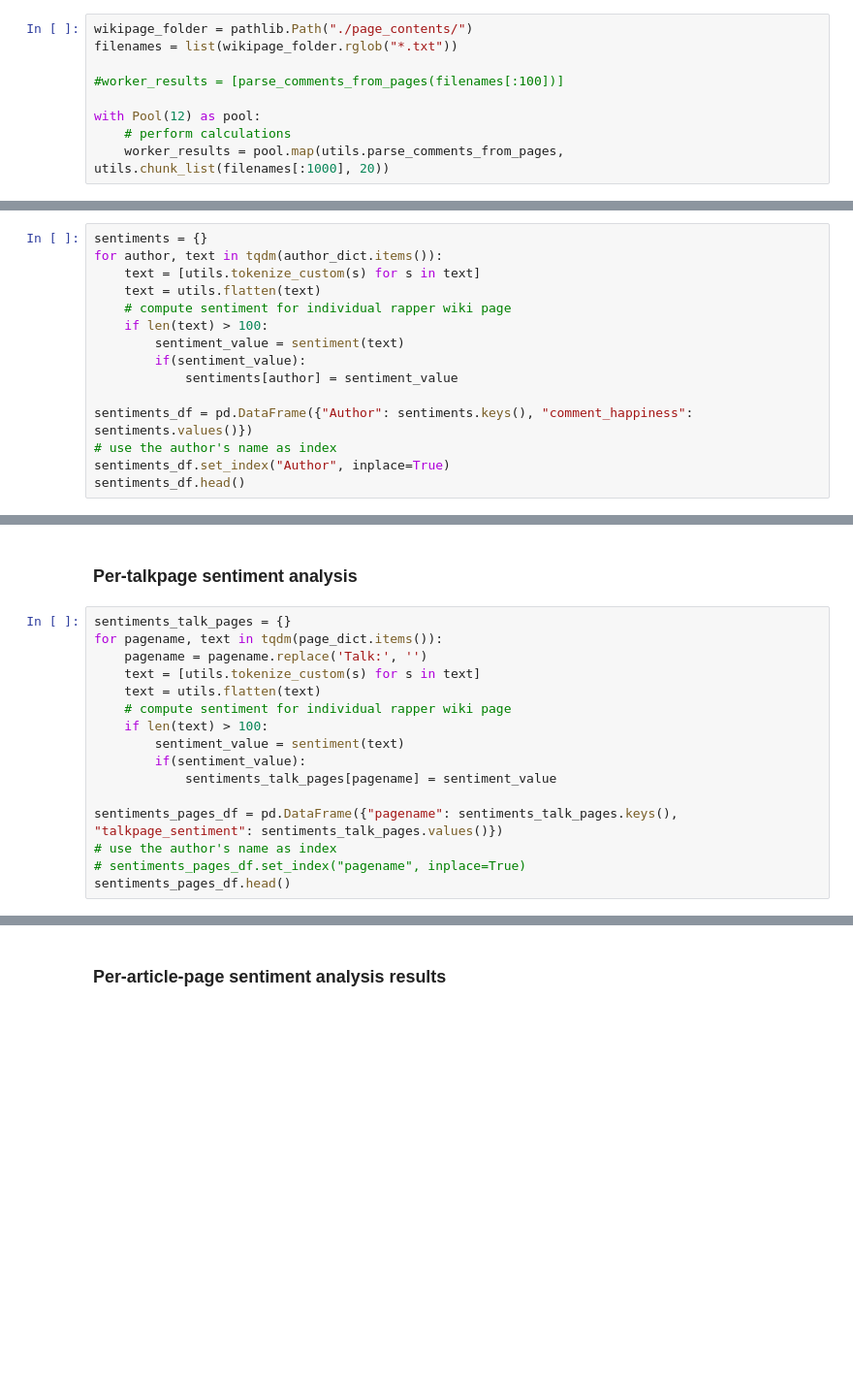
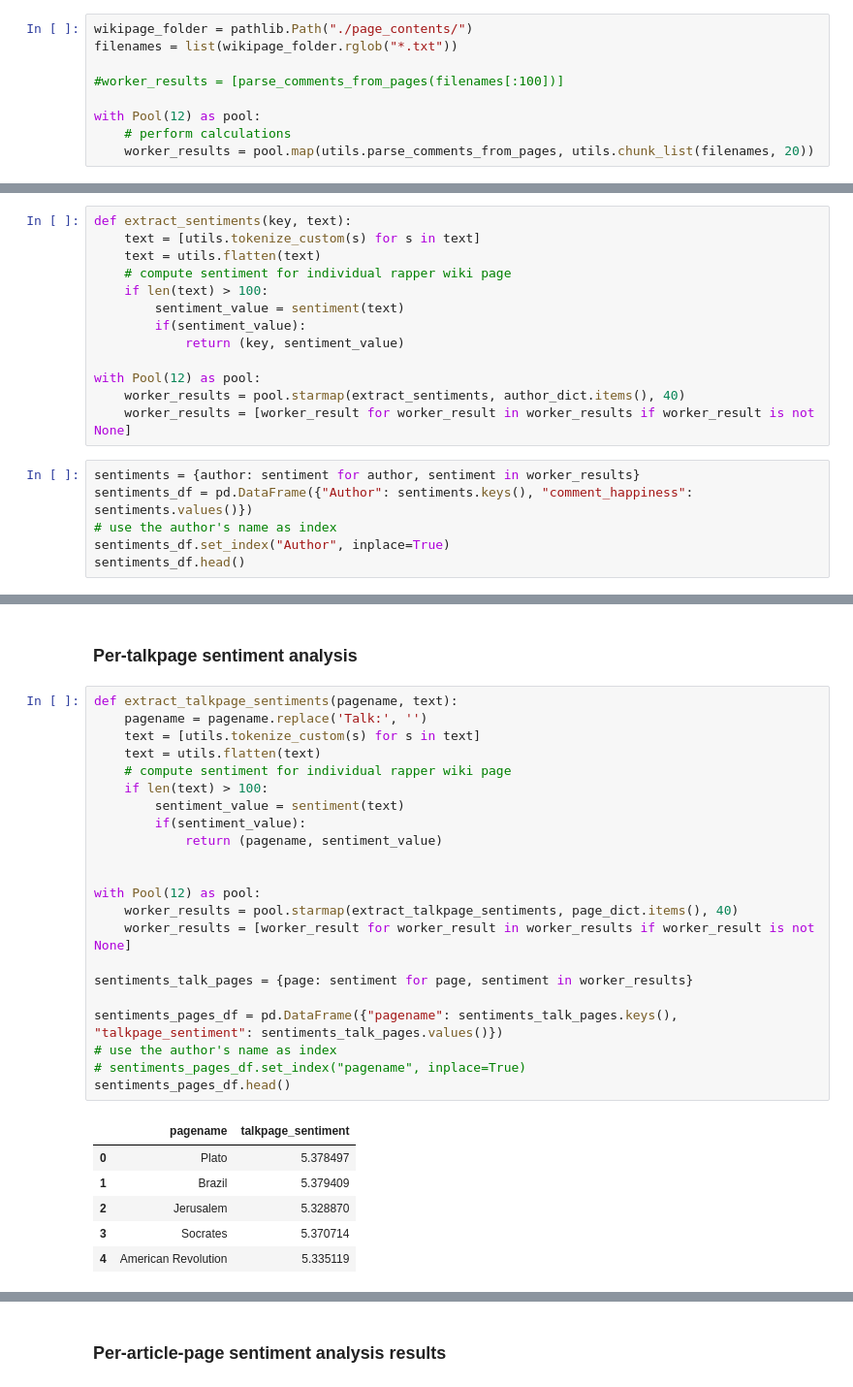
Before and after one commit to andste97/socialgraphs2023f-project, a Jupyter notebook: project/Project_draft.ipynb, the cells around one changed output, grey strips where cells are left out. Shown at 97% size. Cells and saved outputs as stored; diff of their text form; blank space fills up the shorter version.

Commit message:
add parallel processing of sentiments

```diff
--- a/project/Project_draft.ipynb
+++ b/project/Project_draft.ipynb
@@ -294,4 +296,4 @@ filenames = list(wikipage_folder.rglob("*.txt"))
 
 with Pool(12) as pool:
     # perform calculations
-    worker_results = pool.map(utils.parse_comments_from_pages, utils.chunk_list(filenames[:1000], 20))
+    worker_results = pool.map(utils.parse_comments_from_pages, utils.chunk_list(filenames, 20))
@@ -361,17 +387,21 @@ def sentiment(tokens):
     # each token's frequency
     word_frequencies = np.fromiter((freq[word] for word in vocab), dtype=float)
     return np.sum(weighted_happiness) / np.sum(word_frequencies)
+# %%
+def extract_sentiments(key, text):
+    text = [utils.tokenize_custom(s) for s in text]
+    text = utils.flatten(text)
+    # compute sentiment for individual rapper wiki page
+    if len(text) > 100:
+        sentiment_value = sentiment(text)
+        if(sentiment_value):
+            return (key, sentiment_value)
+
+with Pool(12) as pool:
+    worker_results = pool.starmap(extract_sentiments, author_dict.items(), 40)
+    worker_results = [worker_result for worker_result in worker_results if worker_result is not None]
 # %%
-sentiments = {}
-for author, text in tqdm(author_dict.items()):
-    text = [utils.tokenize_custom(s) for s in text]
-    text = utils.flatten(text)
-    # compute sentiment for individual rapper wiki page
-    if len(text) > 100:
-        sentiment_value = sentiment(text)
-        if(sentiment_value):
-            sentiments[author] = sentiment_value
-
+sentiments = {author: sentiment for author, sentiment in worker_results}
 sentiments_df = pd.DataFrame({"Author": sentiments.keys(), "comment_happiness": sentiments.values()})
 # use the author's name as index
 sentiments_df.set_index("Author", inplace=True)
@@ -399,21 +469,34 @@ To show this also concretely, we will show a statistical correlation between tal
 # %% [markdown]
 ### Per-talkpage sentiment analysis
 # %%
-sentiments_talk_pages = {}
-for pagename, text in tqdm(page_dict.items()):
+def extract_talkpage_sentiments(pagename, text):
     pagename = pagename.replace('Talk:', '')
     text = [utils.tokenize_custom(s) for s in text]
     text = utils.flatten(text)
     # compute sentiment for individual rapper wiki page
     if len(text) > 100:
         sentiment_value = sentiment(text)
         if(sentiment_value):
-            sentiments_talk_pages[pagename] = sentiment_value
+            return (pagename, sentiment_value)
+
+
+with Pool(12) as pool:
+    worker_results = pool.starmap(extract_talkpage_sentiments, page_dict.items(), 40)
+    worker_results = [worker_result for worker_result in worker_results if worker_result is not None]
+
+sentiments_talk_pages = {page: sentiment for page, sentiment in worker_results}
 
 sentiments_pages_df = pd.DataFrame({"pagename": sentiments_talk_pages.keys(), "talkpage_sentiment": sentiments_talk_pages.values()})
 # use the author's name as index
 # sentiments_pages_df.set_index("pagename", inplace=True)
 sentiments_pages_df.head()
+# %% [output]
+|  | pagename | talkpage_sentiment |
+| 0 | Plato | 5.378497 |
+| 1 | Brazil | 5.379409 |
+| 2 | Jerusalem | 5.328870 |
+| 3 | Socrates | 5.370714 |
+| 4 | American Revolution | 5.335119 |
 # %%
 print("Top 10 happiest talk pages:")
 best_sentiments = sentiments_pages_df.sort_values("talkpage_sentiment", ascending=False).head(10)
```
Also changed, not shown: parts of 19 cells of this notebook.
